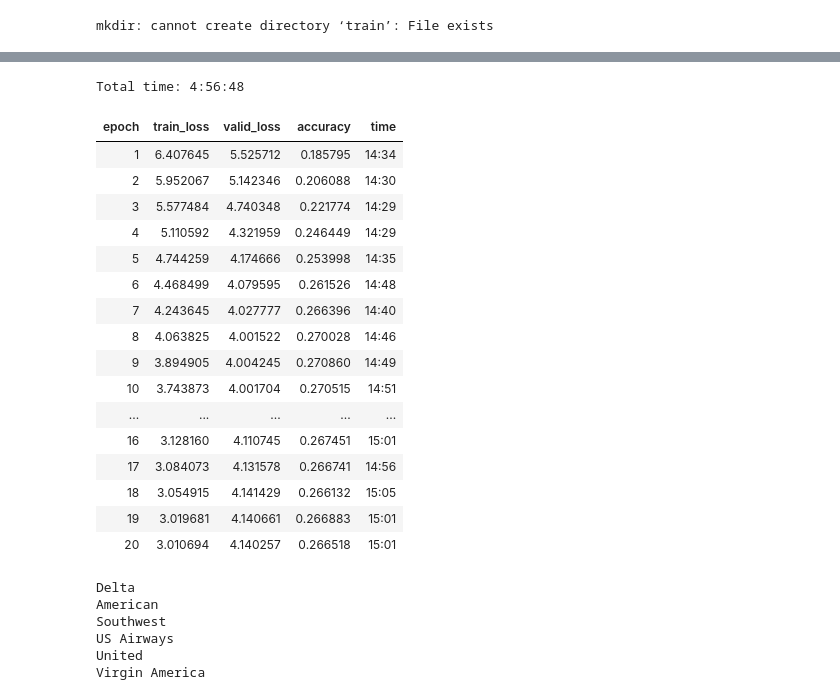
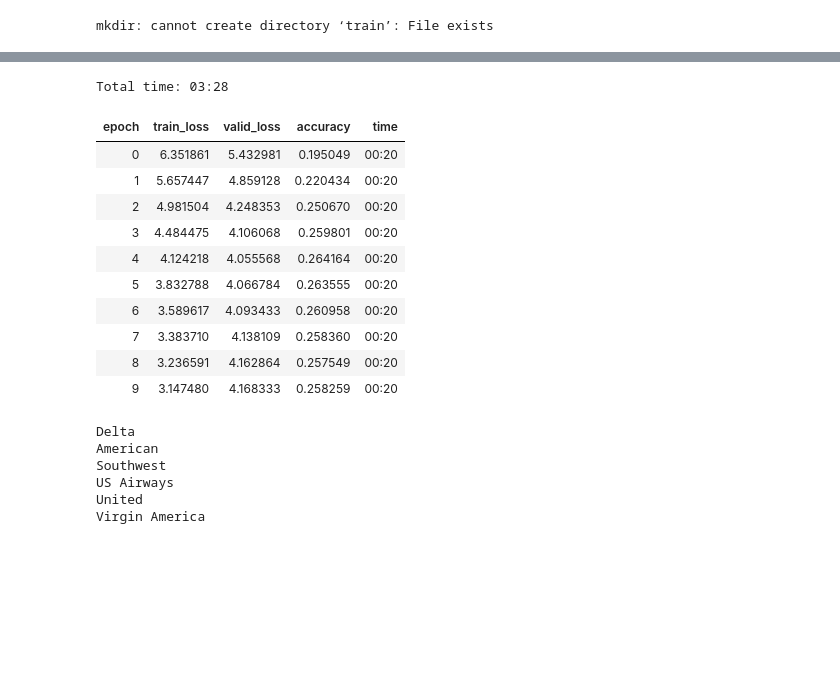
Before and after one commit to aishwarya-agrawal/twitter-analysis, a Jupyter notebook: ULMFitontweets.ipynb, the cells around one changed output, grey strips where cells are left out. Drawn from its saved outputs; the diff is of its cells as text; code cells hidden in the pictures; blank space fills up the shorter version.

```diff
--- a/ULMFitontweets.ipynb
+++ b/ULMFitontweets.ipynb
@@ -188,25 +140,19 @@ Total time: 09:43
 # %%
 learn.unfreeze()
-learn.fit_one_cycle(cyc_len=20, max_lr=1e-3, moms=(0.8, 0.7))
+learn.fit_one_cycle(cyc_len=10, max_lr=1e-3, moms=(0.8, 0.7))
 # %% [output]
-Total time: 4:56:48
+Total time: 03:28
 | epoch | train_loss | valid_loss | accuracy | time |
-| 1 | 6.407645 | 5.525712 | 0.185795 | 14:34 |
-| 2 | 5.952067 | 5.142346 | 0.206088 | 14:30 |
-| 3 | 5.577484 | 4.740348 | 0.221774 | 14:29 |
-| 4 | 5.110592 | 4.321959 | 0.246449 | 14:29 |
-| 5 | 4.744259 | 4.174666 | 0.253998 | 14:35 |
-| 6 | 4.468499 | 4.079595 | 0.261526 | 14:48 |
-| 7 | 4.243645 | 4.027777 | 0.266396 | 14:40 |
-| 8 | 4.063825 | 4.001522 | 0.270028 | 14:46 |
-| 9 | 3.894905 | 4.004245 | 0.270860 | 14:49 |
-| 10 | 3.743873 | 4.001704 | 0.270515 | 14:51 |
-| ... | ... | ... | ... | ... |
-| 16 | 3.128160 | 4.110745 | 0.267451 | 15:01 |
-| 17 | 3.084073 | 4.131578 | 0.266741 | 14:56 |
-| 18 | 3.054915 | 4.141429 | 0.266132 | 15:05 |
-| 19 | 3.019681 | 4.140661 | 0.266883 | 15:01 |
-| 20 | 3.010694 | 4.140257 | 0.266518 | 15:01 |
+| 0 | 6.351861 | 5.432981 | 0.195049 | 00:20 |
+| 1 | 5.657447 | 4.859128 | 0.220434 | 00:20 |
+| 2 | 4.981504 | 4.248353 | 0.250670 | 00:20 |
+| 3 | 4.484475 | 4.106068 | 0.259801 | 00:20 |
+| 4 | 4.124218 | 4.055568 | 0.264164 | 00:20 |
+| 5 | 3.832788 | 4.066784 | 0.263555 | 00:20 |
+| 6 | 3.589617 | 4.093433 | 0.260958 | 00:20 |
+| 7 | 3.383710 | 4.138109 | 0.258360 | 00:20 |
+| 8 | 3.236591 | 4.162864 | 0.257549 | 00:20 |
+| 9 | 3.147480 | 4.168333 | 0.258259 | 00:20 |
 # %%
 # Save the fine-tuned encoder
 learn.save_encoder('ft_enc')
```
Also changed, not shown: parts of 26 cells of this notebook.
